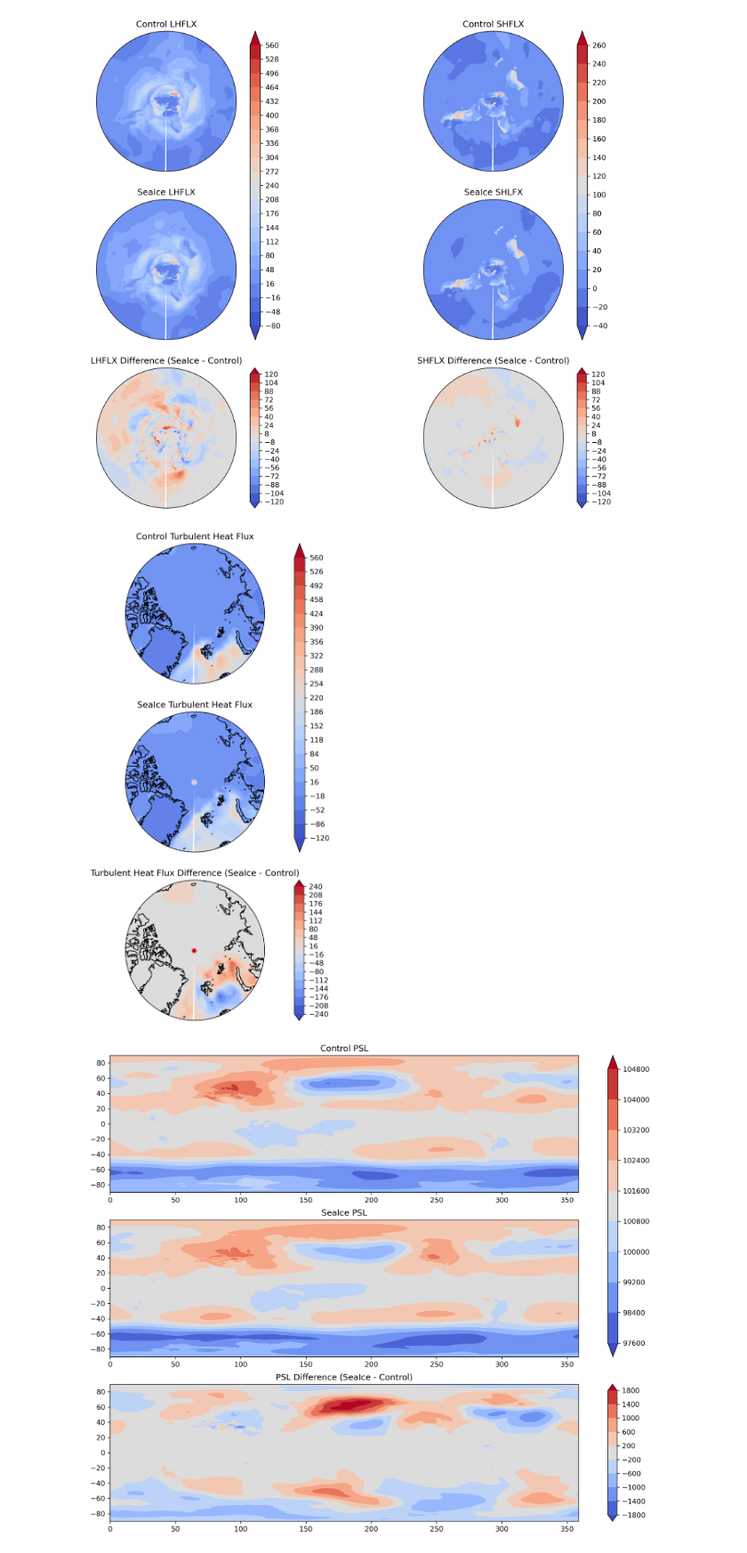
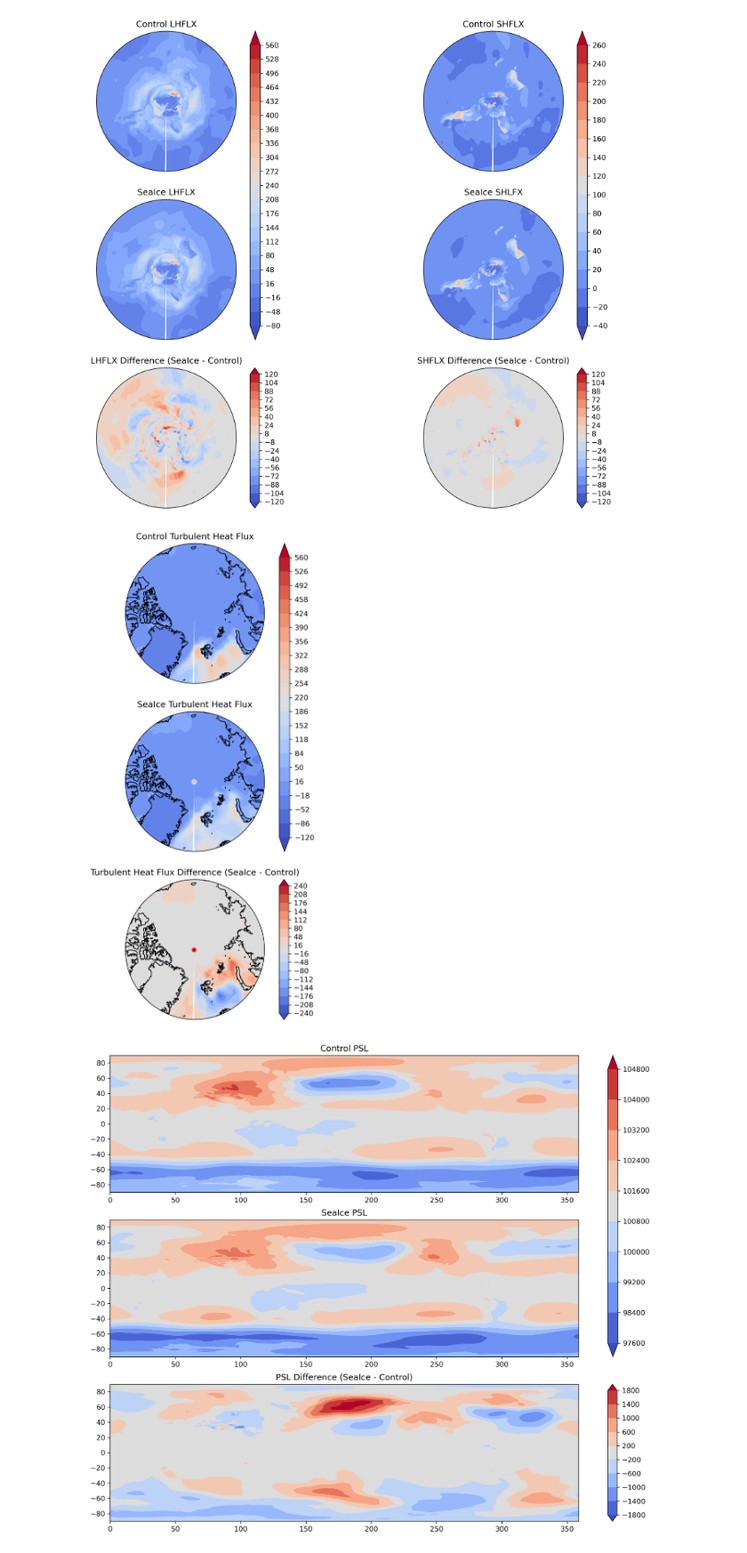
Before and after one commit to Aaron-Hsieh-0129/Workshop-of-Earth-System-Model, a Jupyter notebook: hw3/src/Week4.ipynb, the cells around one changed output. Shown at 89% size. Saved outputs shown, nothing was run; the diff lists cells and outputs as text; code cells hidden in the pictures.

```diff
--- a/hw3/src/Week4.ipynb
+++ b/hw3/src/Week4.ipynb
@@ -146,44 +146,44 @@ ax[2, 1].set_title("SHFLX Difference (SeaIce - Control)")
 plt.show()
 # %% [output]
 [figure]
-# %%
-left_THFLX, right_THFLX, split_THFLX = -120, 560, 21
-left_THFLX_diff, right_THFLX_diff, split_THFLX_diff = -240, 240, 16
-
-
-CMAP = cm.coolwarm
-
-
-fig, ax = plt.subplots(3, 1, figsize=(15, 12), dpi=300, subplot_kw={'projection': ccrs.NorthPolarStereo()})
-cs1 = ax[0].contourf(ds_ctl.LON2, ds_ctl.LAT2, LHFLX_ctl+SHFLX_ctl, extend='both', levels=np.linspace(left_THFLX, right_THFLX, split_THFLX), cmap=CMAP, transform=ccrs.PlateCarree())
-cs12 = ax[1].contourf(ds_ice.LON2, ds_ice.LAT2, LHFLX_ice+SHFLX_ice, extend='both', levels=np.linspace(left_THFLX, right_THFLX, split_THFLX), cmap=CMAP, transform=ccrs.PlateCarree())
-fig.colorbar(cs1, ax=ax[0:2], ticks=np.linspace(left_THFLX, right_THFLX, split_THFLX), aspect=30)
-ax[0].set_title("Control Turbulent Heat Flux")
-ax[1].set_title("SeaIce Turbulent Heat Flux")
-
-ax[0].add_feature(cy.feature.BORDERS)
-ax[0].coastlines()
-lat_lims = [70,90]
-polarCentral_set_latlim(lat_lims, ax[0])
-
-
-ax[1].add_feature(cy.feature.BORDERS)
-ax[1].coastlines()
-polarCentral_set_latlim(lat_lims, ax[1])
-
-
-cs13 = ax[2].contourf(ds_ctl.LON2, ds_ctl.LAT2, LHFLX_ice+SHFLX_ice-LHFLX_ctl-SHFLX_ctl, extend='both', levels=np.linspace(left_THFLX_diff, right_THFLX_diff, split_THFLX_diff), cmap=CMAP, transform=ccrs.PlateCarree())
-fig.colorbar(cs13, ticks=np.linspace(left_THFLX_diff, right_THFLX_diff, split_THFLX_diff), aspect=15)
-ax[2].set_title("Turbulent Heat Flux Difference (SeaIce - Control)")
-
-ax[2].add_feature(cy.feature.BORDERS)
-ax[2].coastlines()
-polarCentral_set_latlim(lat_lims, ax[2])
-
-plt.savefig("../graphs/THFLX.png", dpi=300)
-plt.show()
-# %% [output]
-[figure, removed]
+# %%
+left_THFLX, right_THFLX, split_THFLX = -120, 560, 21
+left_THFLX_diff, right_THFLX_diff, split_THFLX_diff = -240, 240, 16
+
+
+CMAP = cm.coolwarm
+
+
+fig, ax = plt.subplots(3, 1, figsize=(7.5, 12), dpi=300, subplot_kw={'projection': ccrs.NorthPolarStereo()})
+cs1 = ax[0].contourf(ds_ctl.LON2, ds_ctl.LAT2, LHFLX_ctl+SHFLX_ctl, extend='both', levels=np.linspace(left_THFLX, right_THFLX, split_THFLX), cmap=CMAP, transform=ccrs.PlateCarree())
+cs12 = ax[1].contourf(ds_ice.LON2, ds_ice.LAT2, LHFLX_ice+SHFLX_ice, extend='both', levels=np.linspace(left_THFLX, right_THFLX, split_THFLX), cmap=CMAP, transform=ccrs.PlateCarree())
+fig.colorbar(cs1, ax=ax[0:2], ticks=np.linspace(left_THFLX, right_THFLX, split_THFLX), aspect=30)
+ax[0].set_title("Control Turbulent Heat Flux")
+ax[1].set_title("SeaIce Turbulent Heat Flux")
+
+ax[0].add_feature(cy.feature.BORDERS)
+ax[0].coastlines()
+lat_lims = [70,90]
+polarCentral_set_latlim(lat_lims, ax[0])
+
+
+ax[1].add_feature(cy.feature.BORDERS)
+ax[1].coastlines()
+polarCentral_set_latlim(lat_lims, ax[1])
+
+
+cs13 = ax[2].contourf(ds_ctl.LON2, ds_ctl.LAT2, LHFLX_ice+SHFLX_ice-LHFLX_ctl-SHFLX_ctl, extend='both', levels=np.linspace(left_THFLX_diff, right_THFLX_diff, split_THFLX_diff), cmap=CMAP, transform=ccrs.PlateCarree())
+fig.colorbar(cs13, ticks=np.linspace(left_THFLX_diff, right_THFLX_diff, split_THFLX_diff), aspect=15)
+ax[2].set_title("Turbulent Heat Flux Difference (SeaIce - Control)")
+
+ax[2].add_feature(cy.feature.BORDERS)
+ax[2].coastlines()
+polarCentral_set_latlim(lat_lims, ax[2])
+
+plt.savefig("../graphs/THFLX.png", dpi=300)
+plt.show()
+# %% [output]
+[figure, added]
 # %%
 CMAP = cm.coolwarm
 
```
Also changed, not shown: 1 other file.
